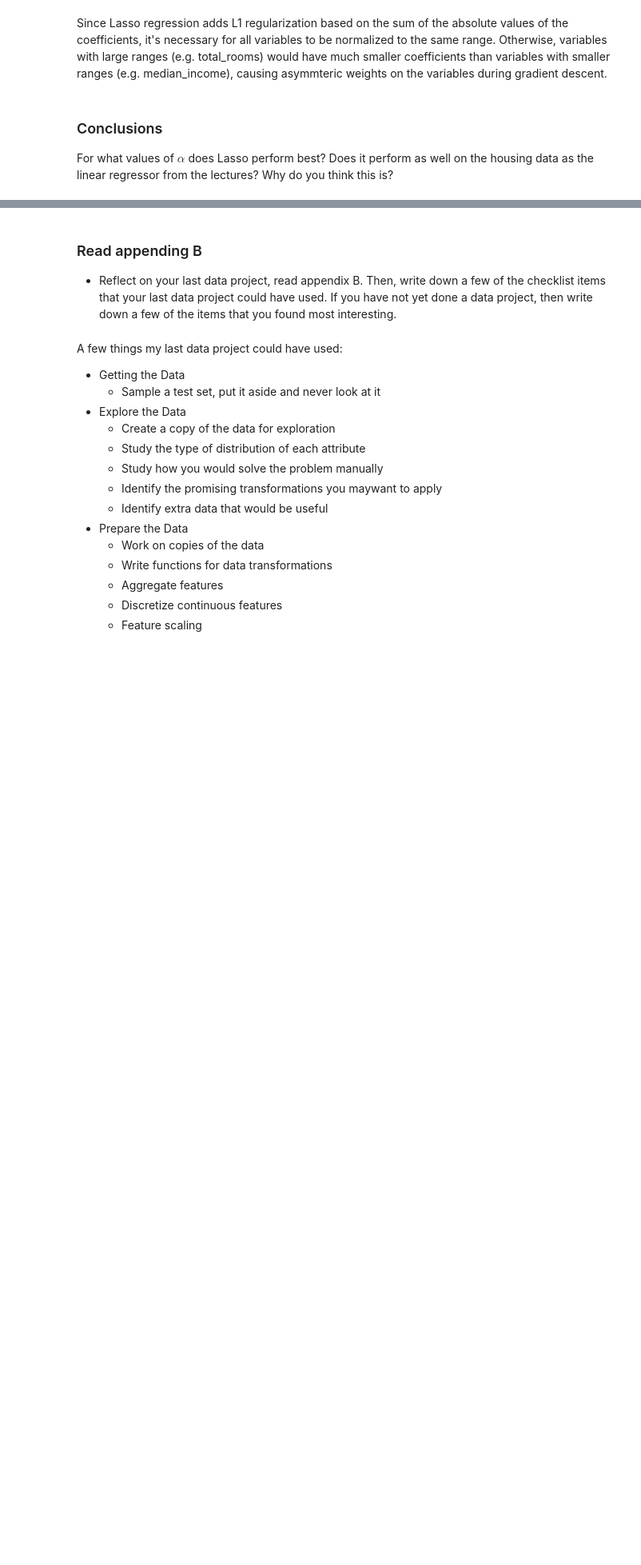
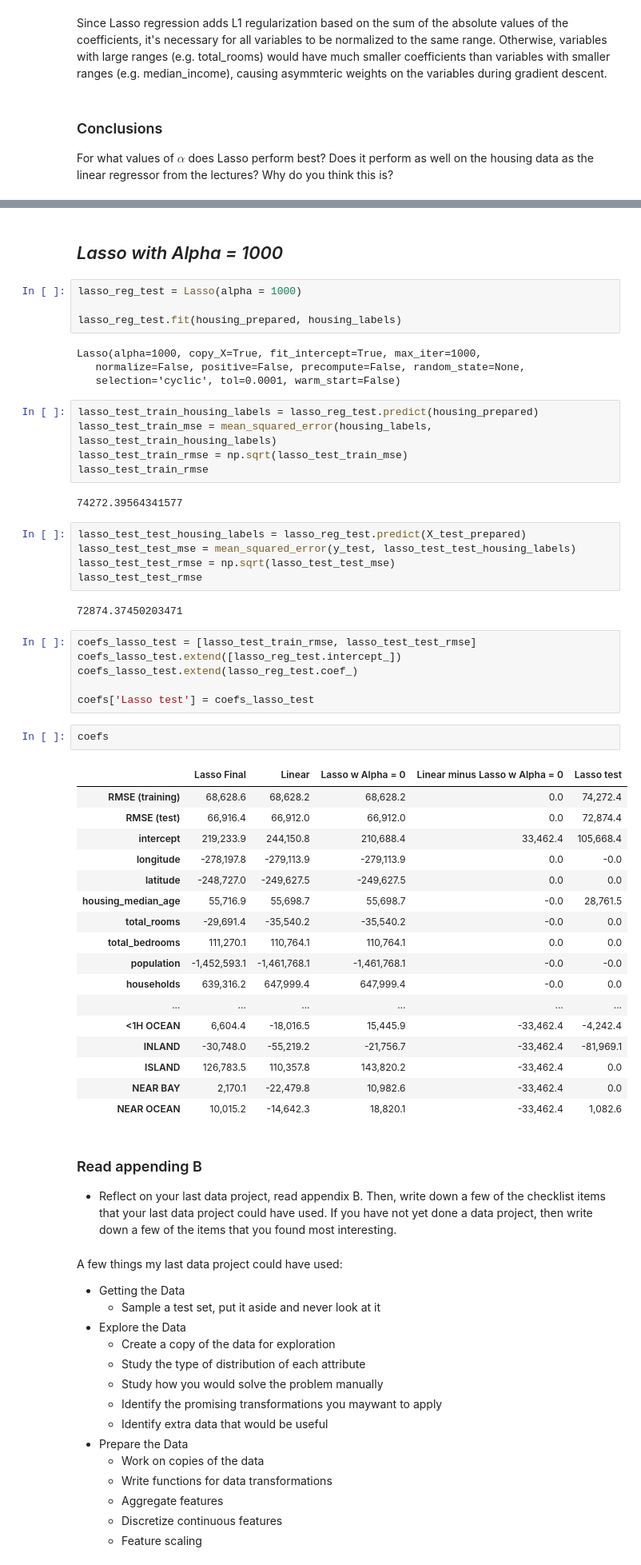
Before and after one commit to david-siqi-liu/SCS3253_Winter2019, a Jupyter notebook: W02_Liu_qq287393.ipynb, the cells around one changed output, grey strips where cells are left out. Shown: that part at 80% size. Saved outputs shown, nothing was run; the diff lists cells and outputs as text; blank space fills up the shorter version.

```diff
--- a/W02_Liu_qq287393.ipynb
+++ b/W02_Liu_qq287393.ipynb
@@ -471,3 +469,53 @@ As $\alpha$ becomes larger and larger (approaches infinity), more and more coeff
+# %% [markdown]
+## *Lasso with Alpha = 1000*
+# %%
+lasso_reg_test = Lasso(alpha = 1000)
+
+lasso_reg_test.fit(housing_prepared, housing_labels)
+# %% [output]
+Lasso(alpha=1000, copy_X=True, fit_intercept=True, max_iter=1000,
+   normalize=False, positive=False, precompute=False, random_state=None,
+   selection='cyclic', tol=0.0001, warm_start=False)
+# %%
+lasso_test_train_housing_labels = lasso_reg_test.predict(housing_prepared)
+lasso_test_train_mse = mean_squared_error(housing_labels, lasso_test_train_housing_labels)
+lasso_test_train_rmse = np.sqrt(lasso_test_train_mse)
+lasso_test_train_rmse
+# %% [output]
+74272.39564341577
+# %%
+lasso_test_test_housing_labels = lasso_reg_test.predict(X_test_prepared)
+lasso_test_test_mse = mean_squared_error(y_test, lasso_test_test_housing_labels)
+lasso_test_test_rmse = np.sqrt(lasso_test_test_mse)
+lasso_test_test_rmse
+# %% [output]
+72874.37450203471
+# %%
+coefs_lasso_test = [lasso_test_train_rmse, lasso_test_test_rmse]
+coefs_lasso_test.extend([lasso_reg_test.intercept_])
+coefs_lasso_test.extend(lasso_reg_test.coef_)
+
+coefs['Lasso test'] = coefs_lasso_test
+# %%
+coefs
+# %% [output]
+|  | Lasso Final | Linear | Lasso w Alpha = 0 | Linear minus Lasso w Alpha = 0 | Lasso test |
+| RMSE (training) | 68,628.6 | 68,628.2 | 68,628.2 | 0.0 | 74,272.4 |
+| RMSE (test) | 66,916.4 | 66,912.0 | 66,912.0 | 0.0 | 72,874.4 |
+| intercept | 219,233.9 | 244,150.8 | 210,688.4 | 33,462.4 | 105,668.4 |
+| longitude | -278,197.8 | -279,113.9 | -279,113.9 | 0.0 | -0.0 |
+| latitude | -248,727.0 | -249,627.5 | -249,627.5 | 0.0 | 0.0 |
+| housing_median_age | 55,716.9 | 55,698.7 | 55,698.7 | -0.0 | 28,761.5 |
+| total_rooms | -29,691.4 | -35,540.2 | -35,540.2 | -0.0 | 0.0 |
+| total_bedrooms | 111,270.1 | 110,764.1 | 110,764.1 | 0.0 | 0.0 |
+| population | -1,452,593.1 | -1,461,768.1 | -1,461,768.1 | -0.0 | -0.0 |
+| households | 639,316.2 | 647,999.4 | 647,999.4 | -0.0 | 0.0 |
+| ... | ... | ... | ... | ... | ... |
+| <1H OCEAN | 6,604.4 | -18,016.5 | 15,445.9 | -33,462.4 | -4,242.4 |
+| INLAND | -30,748.0 | -55,219.2 | -21,756.7 | -33,462.4 | -81,969.1 |
+| ISLAND | 126,783.5 | 110,357.8 | 143,820.2 | -33,462.4 | 0.0 |
+| NEAR BAY | 2,170.1 | -22,479.8 | 10,982.6 | -33,462.4 | 0.0 |
+| NEAR OCEAN | 10,015.2 | -14,642.3 | 18,820.1 | -33,462.4 | 1,082.6 |
 # %% [markdown]
 ### Read appending B
 
```
Also changed, not shown: parts of 21 cells of this notebook.
